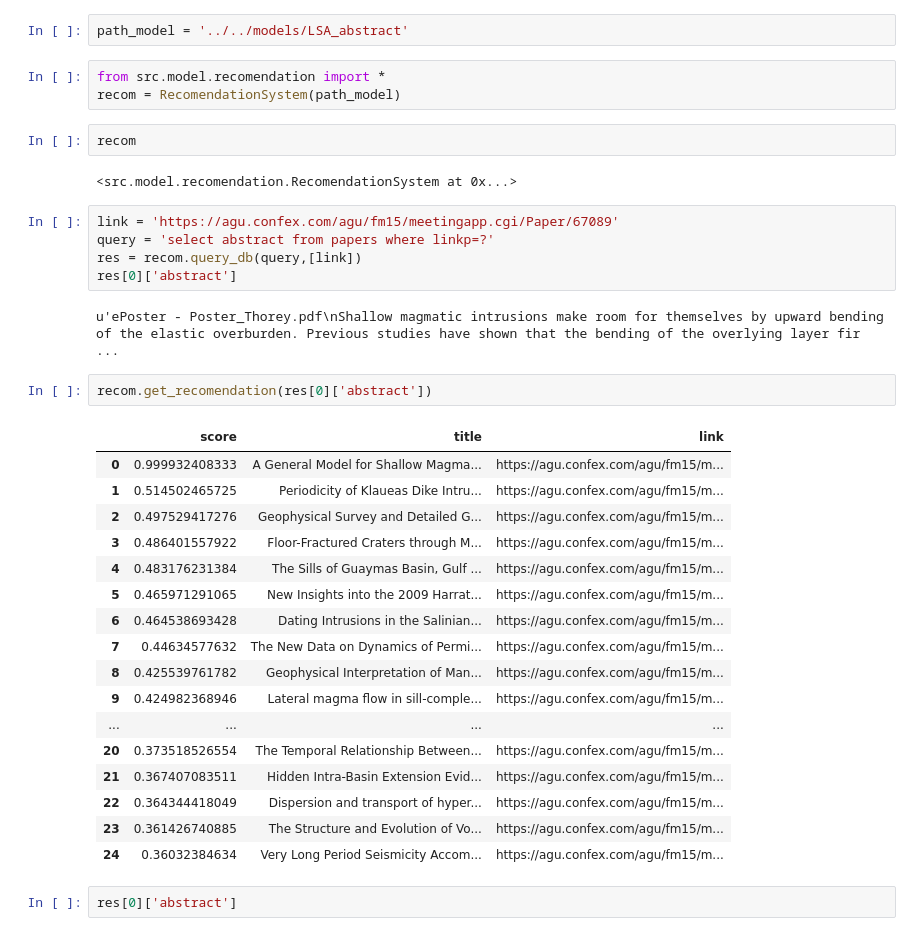
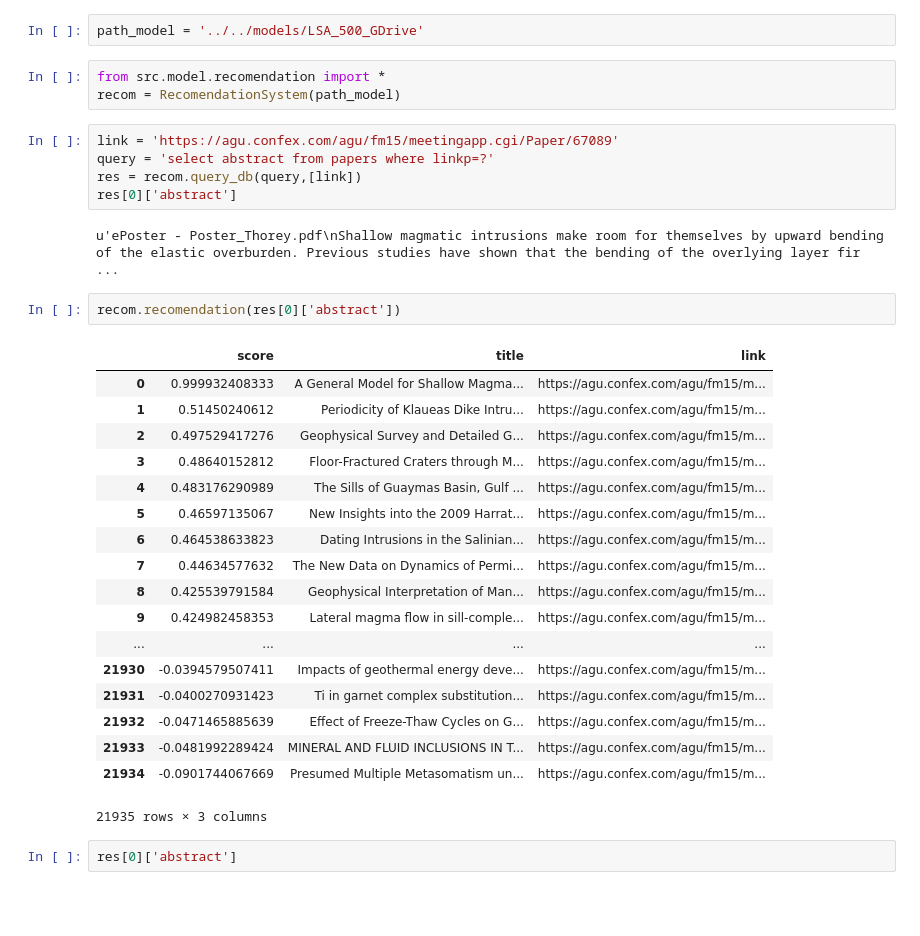
Before and after one commit to cthorey/geocolab, a Jupyter notebook: notebooks/exploratory/test.ipynb, the cells around one changed output. Drawn from its saved outputs; the diff is of its cells as text; blank space fills up the shorter version.

```diff
--- a/notebooks/exploratory/test.ipynb
+++ b/notebooks/exploratory/test.ipynb
@@ -13,12 +27,8 @@ import matplotlib.pylab as plt
 # %%
-path_model = '../../models/LSA_abstract'
+path_model = '../../models/LSA_500_GDrive'
 # %%
 from src.model.recomendation import *
 recom = RecomendationSystem(path_model)
-# %%
-recom
-# %% [output]
-<src.model.recomendation.RecomendationSystem at 0x...>
 # %%
 link = 'https://agu.confex.com/agu/fm15/meetingapp.cgi/Paper/67089'
 query = 'select abstract from papers where linkp=?'
@@ -27,25 +37,26 @@ res[0]['abstract']
 # %% [output]
 u'ePoster - Poster_Thorey.pdf\nShallow magmatic intrusions make room for themselves by upward bending of the elastic overburden. Previous studies have shown that the bending of the overlying layer fir ...
 # %%
-recom.get_recomendation(res[0]['abstract'])
+recom.recomendation(res[0]['abstract'])
 # %% [output]
 |  | score | title | link |
 | 0 | 0.999932408333 | A General Model for Shallow Magma... | https://agu.confex.com/agu/fm15/m... |
-| 1 | 0.514502465725 | Periodicity of Klaueas Dike Intru... | https://agu.confex.com/agu/fm15/m... |
+| 1 | 0.51450240612 | Periodicity of Klaueas Dike Intru... | https://agu.confex.com/agu/fm15/m... |
 | 2 | 0.497529417276 | Geophysical Survey and Detailed G... | https://agu.confex.com/agu/fm15/m... |
-| 3 | 0.486401557922 | Floor-Fractured Craters through M... | https://agu.confex.com/agu/fm15/m... |
-| 4 | 0.483176231384 | The Sills of Guaymas Basin, Gulf ... | https://agu.confex.com/agu/fm15/m... |
-| 5 | 0.465971291065 | New Insights into the 2009 Harrat... | https://agu.confex.com/agu/fm15/m... |
-| 6 | 0.464538693428 | Dating Intrusions in the Salinian... | https://agu.confex.com/agu/fm15/m... |
+| 3 | 0.48640152812 | Floor-Fractured Craters through M... | https://agu.confex.com/agu/fm15/m... |
+| 4 | 0.483176290989 | The Sills of Guaymas Basin, Gulf ... | https://agu.confex.com/agu/fm15/m... |
+| 5 | 0.46597135067 | New Insights into the 2009 Harrat... | https://agu.confex.com/agu/fm15/m... |
+| 6 | 0.464538633823 | Dating Intrusions in the Salinian... | https://agu.confex.com/agu/fm15/m... |
 | 7 | 0.44634577632 | The New Data on Dynamics of Permi... | https://agu.confex.com/agu/fm15/m... |
-| 8 | 0.425539761782 | Geophysical Interpretation of Man... | https://agu.confex.com/agu/fm15/m... |
-| 9 | 0.424982368946 | Lateral magma flow in sill-comple... | https://agu.confex.com/agu/fm15/m... |
+| 8 | 0.425539791584 | Geophysical Interpretation of Man... | https://agu.confex.com/agu/fm15/m... |
+| 9 | 0.424982458353 | Lateral magma flow in sill-comple... | https://agu.confex.com/agu/fm15/m... |
 | ... | ... | ... | ... |
-| 20 | 0.373518526554 | The Temporal Relationship Between... | https://agu.confex.com/agu/fm15/m... |
-| 21 | 0.367407083511 | Hidden Intra-Basin Extension Evid... | https://agu.confex.com/agu/fm15/m... |
-| 22 | 0.364344418049 | Dispersion and transport of hyper... | https://agu.confex.com/agu/fm15/m... |
-| 23 | 0.361426740885 | The Structure and Evolution of Vo... | https://agu.confex.com/agu/fm15/m... |
-| 24 | 0.36032384634 | Very Long Period Seismicity Accom... | https://agu.confex.com/agu/fm15/m... |
+| 21930 | -0.0394579507411 | Impacts of geothermal energy deve... | https://agu.confex.com/agu/fm15/m... |
+| 21931 | -0.0400270931423 | Ti in garnet complex substitution... | https://agu.confex.com/agu/fm15/m... |
+| 21932 | -0.0471465885639 | Effect of Freeze-Thaw Cycles on G... | https://agu.confex.com/agu/fm15/m... |
+| 21933 | -0.0481992289424 | MINERAL AND FLUID INCLUSIONS IN T... | https://agu.confex.com/agu/fm15/m... |
+| 21934 | -0.0901744067669 | Presumed Multiple Metasomatism un... | https://agu.confex.com/agu/fm15/m... |
+21935 rows × 3 columns
 # %%
 res[0]['abstract']
 # %% [output]
```
Also changed, not shown: parts of 5 cells of this notebook, 13 other files.
